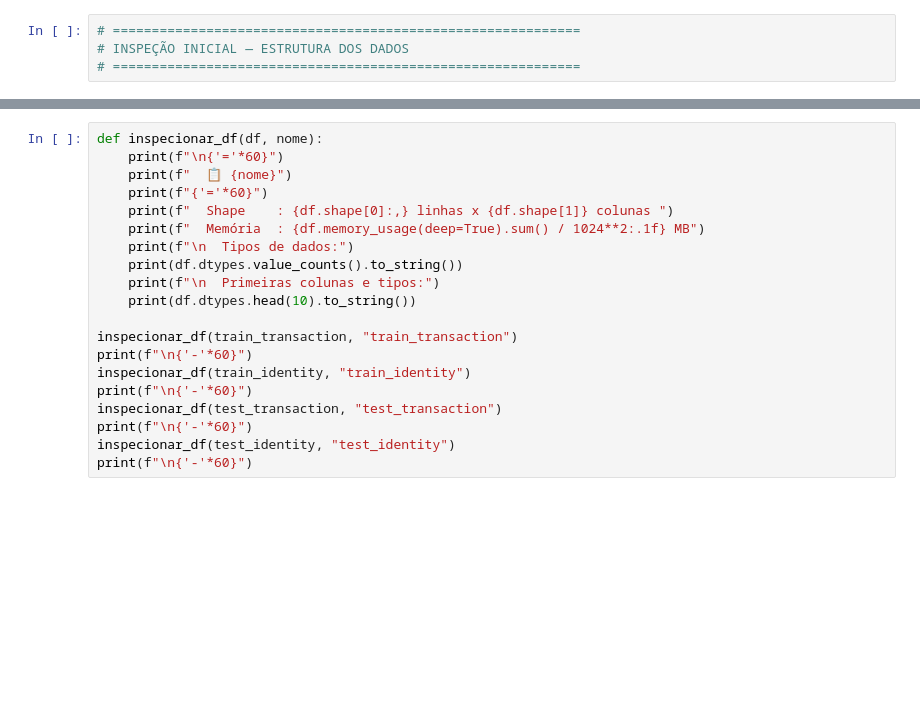
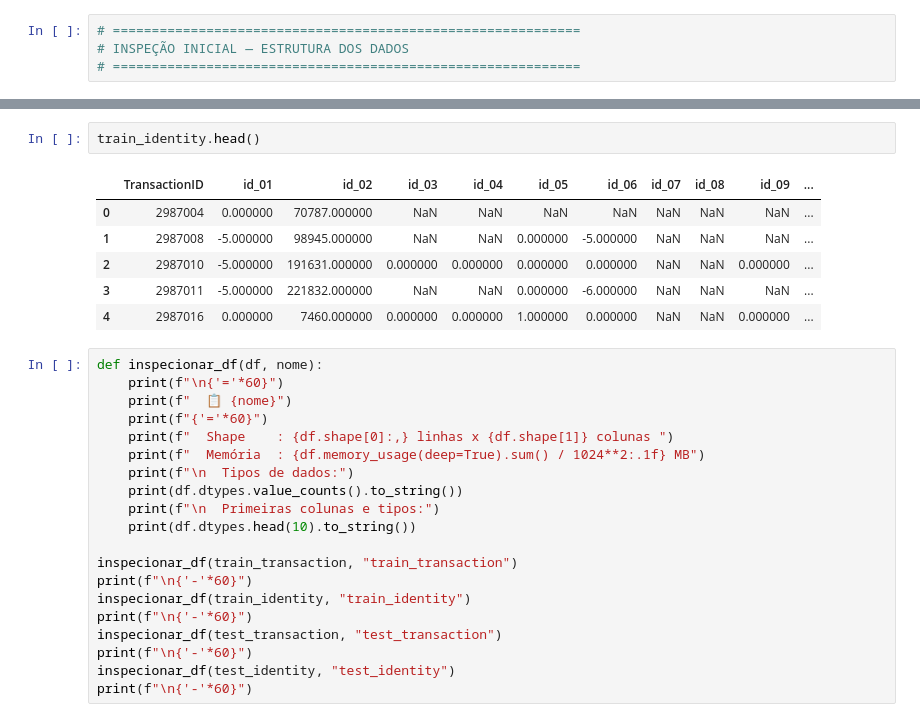
Before and after one commit to Laurentius96/Detection_of_Fraud_in_Financial_Transactions, a Jupyter notebook: fraud-detection-ieee/notebooks/01_eda_inicial.ipynb, the cells around one changed output, grey strips where cells are left out. Cells and saved outputs as stored; diff of their text form; blank space fills up the shorter version.

```diff
--- a/fraud-detection-ieee/notebooks/01_eda_inicial.ipynb
+++ b/fraud-detection-ieee/notebooks/01_eda_inicial.ipynb
@@ -62,3 +72,12 @@ print(f"{'='*50}")
+# %%
+train_identity.head()
+# %% [output]
+|  | TransactionID | id_01 | id_02 | id_03 | id_04 | id_05 | id_06 | id_07 | id_08 | id_09 | ... |
+| 0 | 2987004 | 0.000000 | 70787.000000 | NaN | NaN | NaN | NaN | NaN | NaN | NaN | ... |
+| 1 | 2987008 | -5.000000 | 98945.000000 | NaN | NaN | 0.000000 | -5.000000 | NaN | NaN | NaN | ... |
+| 2 | 2987010 | -5.000000 | 191631.000000 | 0.000000 | 0.000000 | 0.000000 | 0.000000 | NaN | NaN | 0.000000 | ... |
+| 3 | 2987011 | -5.000000 | 221832.000000 | NaN | NaN | 0.000000 | -6.000000 | NaN | NaN | NaN | ... |
+| 4 | 2987016 | 0.000000 | 7460.000000 | 0.000000 | 0.000000 | 1.000000 | 0.000000 | NaN | NaN | 0.000000 | ... |
 # %%
 def inspecionar_df(df, nome):
     print(f"\n{'='*60}")
```
Also changed, not shown: parts of 6 cells of this notebook, 3 other files.
